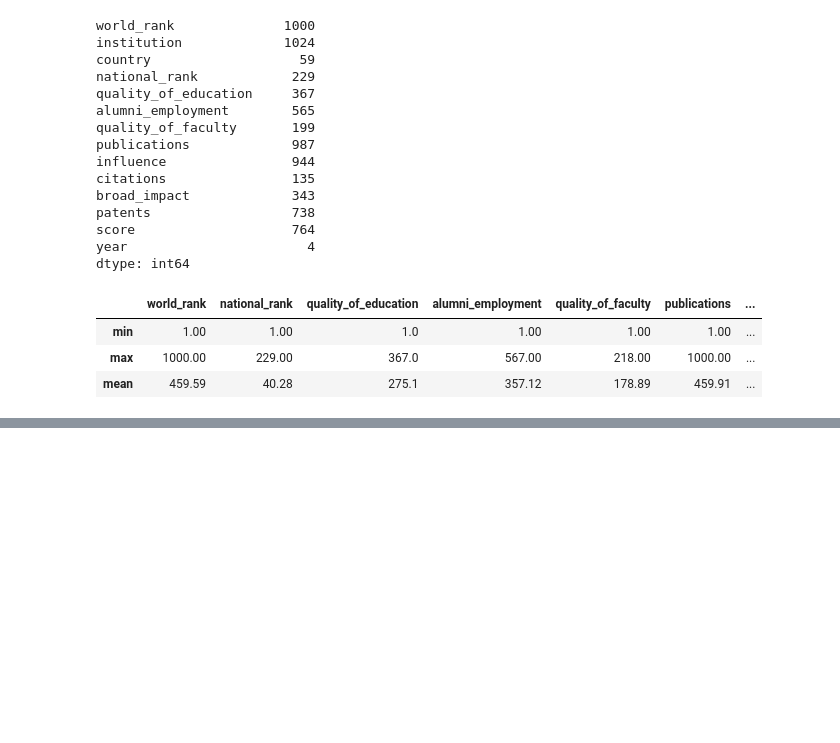
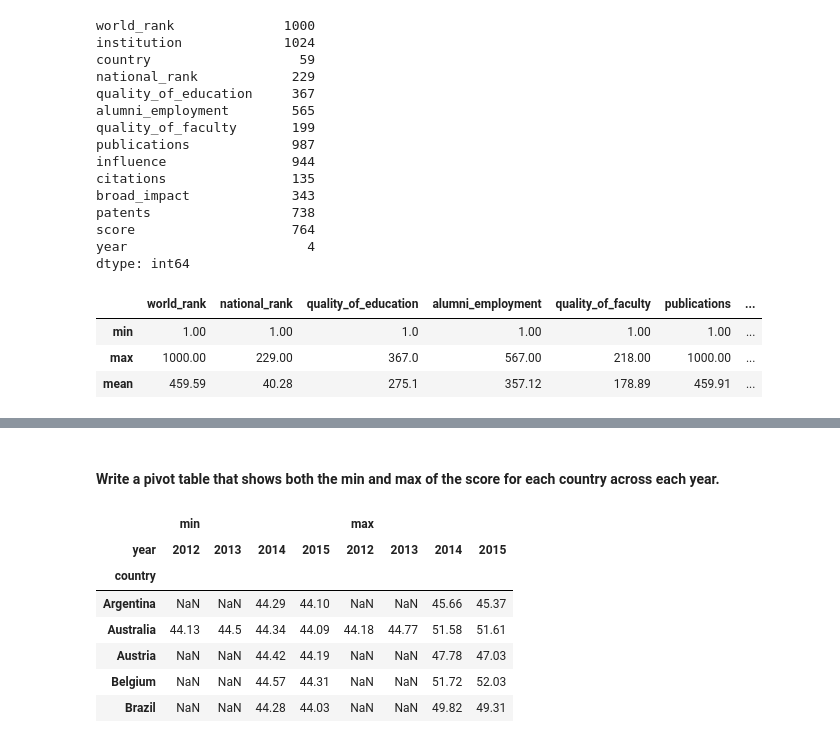
Before and after one commit to shreymusician/data-science-journey, a Jupyter notebook: practice/University Data Analysis.ipynb, the cells around one changed output, grey strips where cells are left out. Saved outputs shown, nothing was run; the diff lists cells and outputs as text; code cells hidden in the pictures; blank space fills up the shorter version.

```diff
--- a/practice/University Data Analysis.ipynb
+++ b/practice/University Data Analysis.ipynb
@@ -78,0 +193,19 @@ df.describe().round(2).loc[['min', 'max', 'mean']]
+# %% [markdown]
+#### Write a pivot table that shows both the min and max of the score for each country across each year.
+# %%
+pd.pivot_table(
+    data=df,
+    index='country',
+    columns='year',
+    values='score',
+    aggfunc=['min', 'max']
+).round(2).head()
+# %% [output]
+|  | min |  |  |  | max |  |  |  |
+| year | 2012 | 2013 | 2014 | 2015 | 2012 | 2013 | 2014 | 2015 |
+| country |  |  |  |  |  |  |  |  |
+| Argentina | NaN | NaN | 44.29 | 44.10 | NaN | NaN | 45.66 | 45.37 |
+| Australia | 44.13 | 44.5 | 44.34 | 44.09 | 44.18 | 44.77 | 51.58 | 51.61 |
+| Austria | NaN | NaN | 44.42 | 44.19 | NaN | NaN | 47.78 | 47.03 |
+| Belgium | NaN | NaN | 44.57 | 44.31 | NaN | NaN | 51.72 | 52.03 |
+| Brazil | NaN | NaN | 44.28 | 44.03 | NaN | NaN | 49.82 | 49.31 |
```
Also changed, not shown: parts of 22 cells of this notebook.
